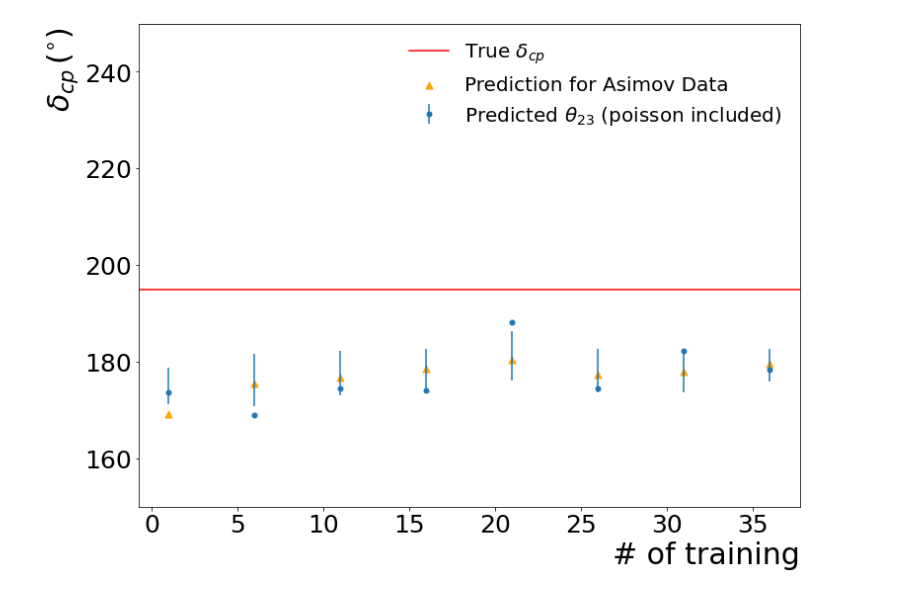
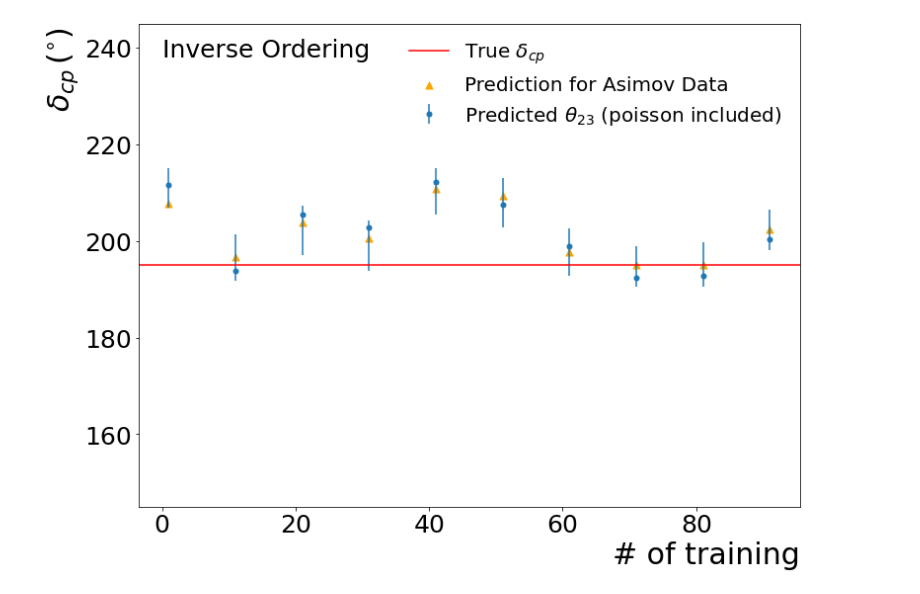
Before and after one commit to davidho27941/ML4NO, a Jupyter notebook: Poisson_Learning_Study/poisson_learning_study_v2_to_5GeV.ipynb, the cells around one changed output. Cells and saved outputs as stored; diff of their text form; code cells hidden in the pictures.

Commit message:
update result: enlarge model

```diff
--- a/Poisson_Learning_Study/poisson_learning_study_v2_to_5GeV.ipynb
+++ b/Poisson_Learning_Study/poisson_learning_study_v2_to_5GeV.ipynb
@@ -77,7 +77,7 @@ experiment = "dune"
 
 
 model_theta23, model_delta = {}, {}
-nth_range = range(0, 40, 5)
+nth_range = range(0, 100, 10)
 
 for i in nth_range:
     model_theta23.update({"poission_learning_"+str(i): 0})
@@ -87,12 +87,12 @@ for i in nth_range:
 
 for i, (poission_learning, nth) in enumerate(zip(model_theta23,nth_range)):
 
-    file_path = "/dicos_ui_home/alanchung/ML4NO/Poisson_Learning_Study/Model_v2_to_5GeV/" + str(experiment) + "_" + "theta23" +  "_poisson_" + str(nth) + ".h5"
+    file_path = "/dicos_ui_home/alanchung/ML4NO/Poisson_Learning_Study/Model_v2_to_5GeV/" + str(experiment) + "_" + "theta23" +  "_poisson_" + str(nth) + "_2.h5"
 
 
     if os.path.isfile(file_path):
 
-        logging.info(str(file_path) +" exists.")
+#         logging.info(str(file_path) +" exists.")
 
         model_theta23[poission_learning] = load_model(file_path)
 
@@ -105,12 +105,12 @@ logging.info("\n")
 for i, (poission_learning, nth) in enumerate(zip(model_delta,nth_range)):
 
 
-    file_path = "/dicos_ui_home/alanchung/ML4NO/Poisson_Learning_Study/Model_v2_to_5GeV/" + str(experiment) + "_" + "delta" +  "_poisson_" + str(nth) + ".h5"
+    file_path = "/dicos_ui_home/alanchung/ML4NO/Poisson_Learning_Study/Model_v2_to_5GeV/" + str(experiment) + "_" + "delta" +  "_poisson_" + str(nth) + "_2.h5"
 
 
     if os.path.isfile(file_path):
 
-        logging.info(str(file_path) +" exists.")
+#         logging.info(str(file_path) +" exists.")
 
         model_delta[poission_learning] = load_model(file_path)
 
@@ -182,6 +174,6 @@ Wall time: 3.61 ms
 # %%
 %%time
-N = 100000#0
+N = 500000#0
 
 
 
@@ -334,32 +338,38 @@ Wall time: 246 ms
 # %%
 %%time
 
 fig, ax = plt.subplots(1,1, figsize=(12,9))
 
 
-poission_learning = np.linspace(0,40,41)[nth_range] + 1
+poission_learning = np.linspace(0,100,101)[nth_range] + 1
 prediction_asimov = [delta_resolution[poission_learning]["asimov"] for poission_learning in delta_resolution]
 best_fit = [delta_resolution[poission_learning]["best_fit"] for poission_learning in delta_resolution]
 p_yerr = np.array([delta_resolution[poission_learning]["p_yerr"] for poission_learning in delta_resolution]) - np.array(best_fit)
 n_yerr = np.array(best_fit) - np.array([delta_resolution[poission_learning]["n_yerr"] for poission_learning in delta_resolution])
 uncertainty = [n_yerr, p_yerr]
 
 plt.scatter(poission_learning, prediction_asimov, color='orange', marker = "^", s=50, label="Prediction for Asimov Data")
 plt.errorbar(poission_learning, best_fit, yerr=uncertainty, fmt='o',ms=5, label="Predicted $\\theta_{23}$ (poisson included)")
-plt.axhline(y=195.00 , color='r', linestyle='-', label="True $\delta_{cp}$")
+plt.axhline(y=test_data['delta'][IO_or_NO] , color='r', linestyle='-', label="True $\delta_{cp}$")
+
+if IO_or_NO == 0:
+    plt.text(x=0.001,y=238, s="Inverse Ordering", fontsize=25 )
+    plt.ylim((145, 245))
+elif IO_or_NO == 1:
+    plt.text(x=0.001,y=328, s="Normal Ordering", fontsize=25 )
+    plt.ylim((236, 336))
 
 
 ax.tick_params(axis='x', labelsize=25)
 ax.tick_params(axis='y', labelsize=25)
 # plt.xlim((-0.1,1.1))
-plt.ylim((150,250))
 plt.xlabel("# of training", fontsize=30,horizontalalignment='right',x=1)
 plt.ylabel("$\delta_{cp}\,(^{\circ})$ ", fontsize=30, horizontalalignment='right',y=1)
 
 plt.legend(loc="best",ncol=1,fontsize=20, edgecolor = "w",fancybox=False, framealpha=0)
 
 
 
 plt.show()
 # %% [output]
-[figure, old version]
+[figure, new version]
```
Also changed, not shown: parts of 13 cells of this notebook, 1 other file.
